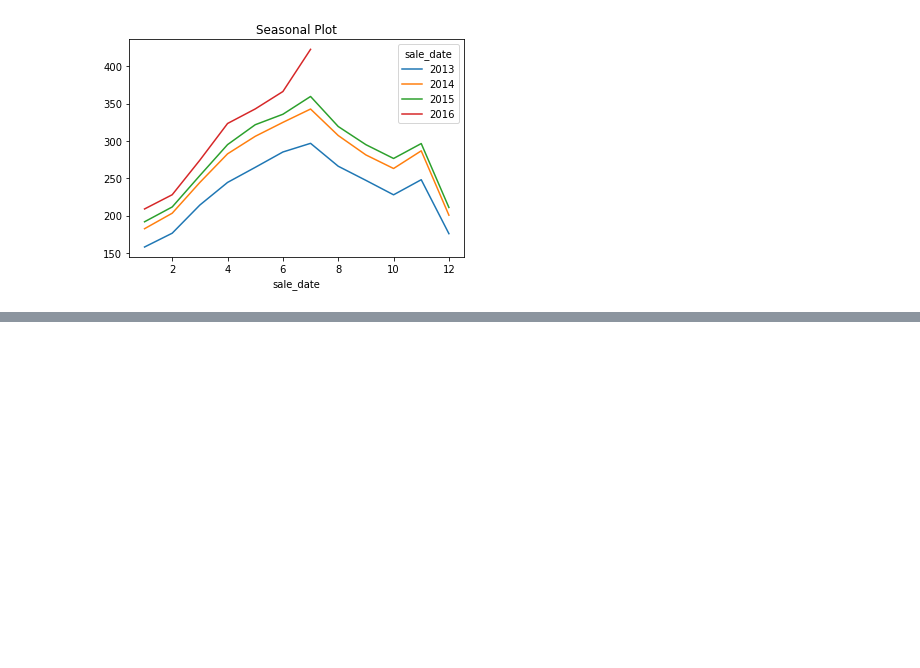
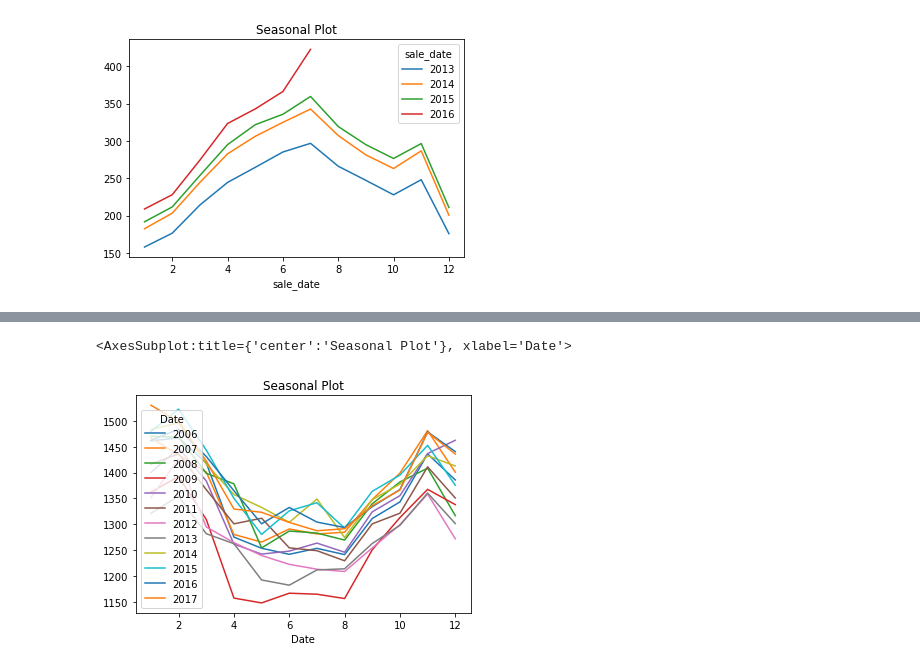
Before and after one commit to Sam-keeler/time-series-exercises, a Jupyter notebook: explore.ipynb, the cells around one changed output, grey strips where cells are left out. Drawn from its saved outputs; the diff is of its cells as text; code cells hidden in the pictures; blank space fills up the shorter version.

```diff
--- a/explore.ipynb
+++ b/explore.ipynb
@@ -12,7 +12,7 @@ import statsmodels.api as sm
 ## Acquire
 # %%
 df = acquire.complete_data(cached = True)
-power = acquire.get_power_data(cached = True)
+power = acquire.get_power_data()
 # %% [markdown]
 ## Prepare
 # %%
@@ -107,0 +125,12 @@ y.groupby([y.index.year, y.index.month]).mean().unstack(0).plot(title='Seasonal
+# %%
+train_size = .70
+n = df.shape[0]
+test_start_index = round(train_size * n)
+
+train = power[:test_start_index]
+test = power[test_start_index:]
+y = train.Consumption
+y.groupby([y.index.year, y.index.month]).mean().unstack(0).plot(title='Seasonal Plot')
+# %% [output]
+<AxesSubplot:title={'center':'Seasonal Plot'}, xlabel='Date'>
+[figure, added]
```
Also changed, not shown: parts of 3 cells of this notebook, 3 other files.
